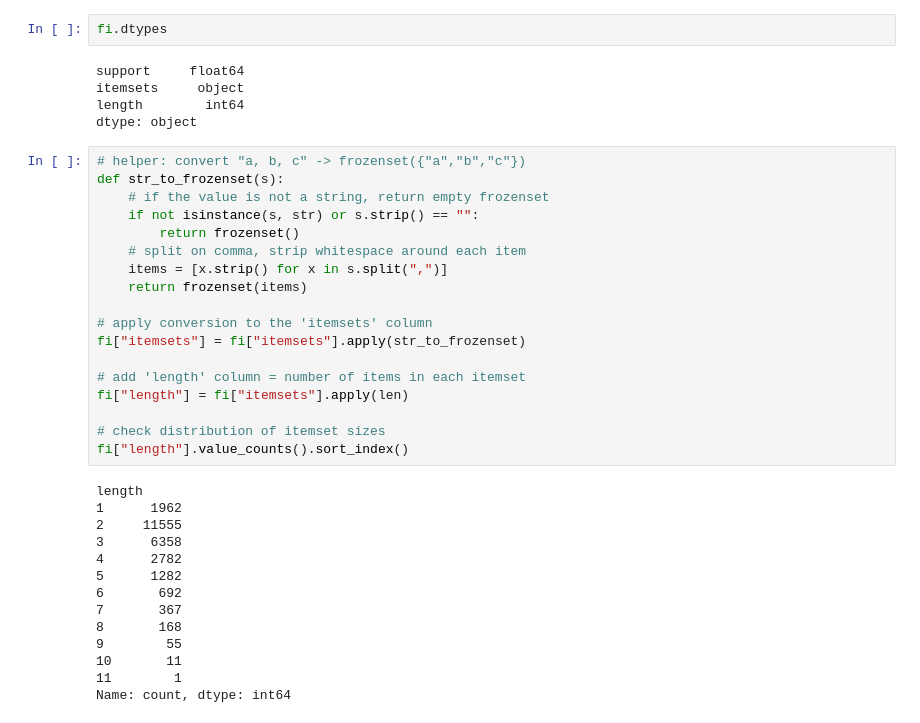
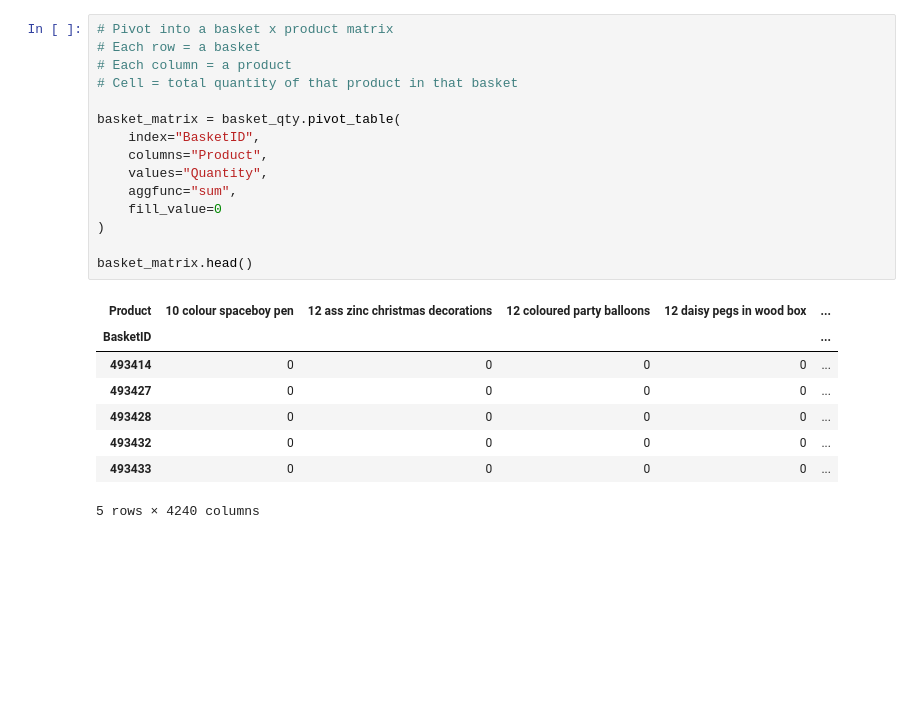
Before and after one commit to to-to-to-to/ecommerce-mba-abtest, a Jupyter notebook: notebooks/04_association_rules.ipynb, the cells around one changed output. Drawn from its saved outputs; the diff is of its cells as text; blank space fills up the shorter version.

```diff
--- a/notebooks/04_association_rules.ipynb
+++ b/notebooks/04_association_rules.ipynb
@@ -25,39 +25,24 @@ fi.head()
 # %%
-fi.dtypes
+# Pivot into a basket x product matrix
+# Each row = a basket
+# Each column = a product
+# Cell = total quantity of that product in that basket
+
+basket_matrix = basket_qty.pivot_table(
+    index="BasketID",
+    columns="Product",
+    values="Quantity",
+    aggfunc="sum",
+    fill_value=0
+)
+
+basket_matrix.head()
 # %% [output]
+| Product | 10 colour spaceboy pen | 12 ass zinc christmas decorations | 12 coloured party balloons | 12 daisy pegs in wood box | ... |
+| BasketID |  |  |  |  | ... |
+| 493414 | 0 | 0 | 0 | 0 | ... |
+| 493427 | 0 | 0 | 0 | 0 | ... |
+| 493428 | 0 | 0 | 0 | 0 | ... |
+| 493432 | 0 | 0 | 0 | 0 | ... |
+| 493433 | 0 | 0 | 0 | 0 | ... |
-support     float64
-itemsets     object
-length        int64
-dtype: object
+5 rows × 4240 columns
-# %%
-# helper: convert "a, b, c" -> frozenset({"a","b","c"})
-def str_to_frozenset(s):
-    # if the value is not a string, return empty frozenset
-    if not isinstance(s, str) or s.strip() == "":
-        return frozenset()
-    # split on comma, strip whitespace around each item
-    items = [x.strip() for x in s.split(",")]
-    return frozenset(items)
-
-# apply conversion to the 'itemsets' column
-fi["itemsets"] = fi["itemsets"].apply(str_to_frozenset)
-
-# add 'length' column = number of items in each itemset
-fi["length"] = fi["itemsets"].apply(len)
-
-# check distribution of itemset sizes
-fi["length"].value_counts().sort_index()
-# %% [output]
-length
-1      1962
-2     11555
-3      6358
-4      2782
-5      1282
-6       692
-7       367
-8       168
-9        55
-10       11
-11        1
-Name: count, dtype: int64
```
Also changed, not shown: parts of 12 cells of this notebook.
